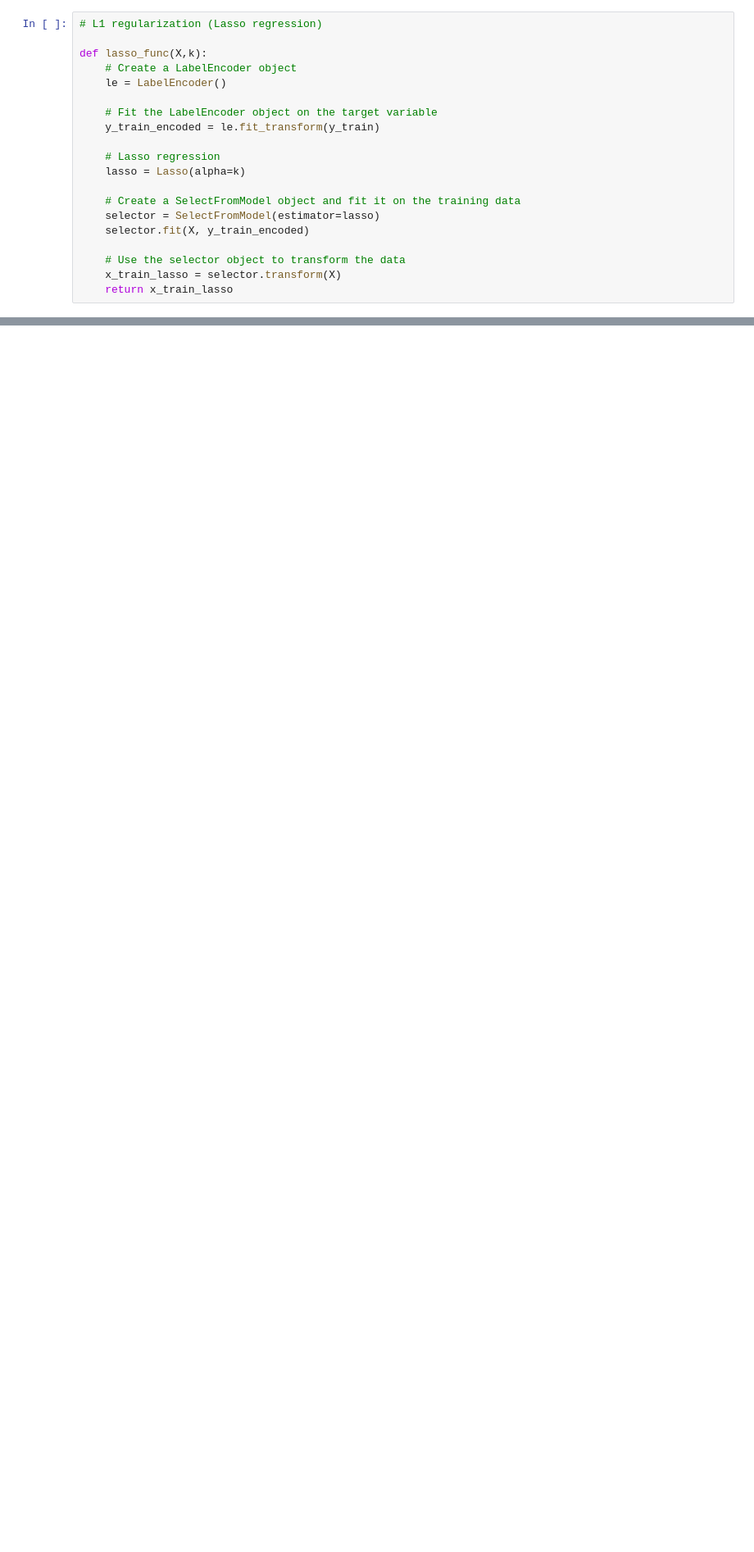
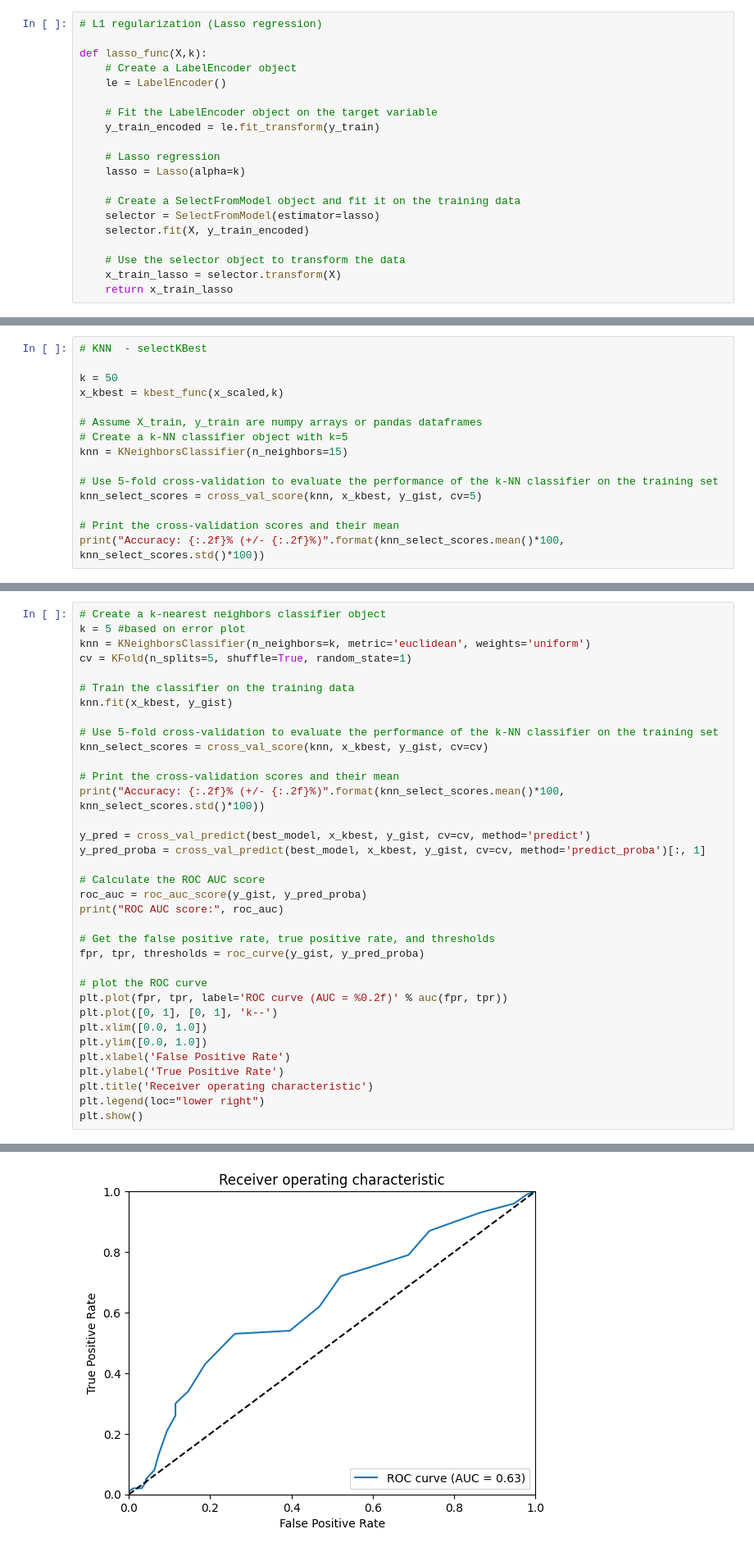
Before and after one commit to celineluijendijk/Test-oefening-video-15, a Jupyter notebook: TM10007_Group11.ipynb, the cells around one changed output, grey strips where cells are left out. Shown: that part at 82% size. Saved outputs shown, nothing was run; the diff lists cells and outputs as text; blank space fills up the shorter version.

```diff
--- a/TM10007_Group11.ipynb
+++ b/TM10007_Group11.ipynb
@@ -844,0 +272,15 @@ IndentationError: ignored
+# %%
+# KNN  - selectKBest
+
+k = 50
+x_kbest = kbest_func(x_scaled,k)
+
+# Assume X_train, y_train are numpy arrays or pandas dataframes
+# Create a k-NN classifier object with k=5
+knn = KNeighborsClassifier(n_neighbors=15)
+
+# Use 5-fold cross-validation to evaluate the performance of the k-NN classifier on the training set
+knn_select_scores = cross_val_score(knn, x_kbest, y_gist, cv=5)
+
+# Print the cross-validation scores and their mean
+print("Accuracy: {:.2f}% (+/- {:.2f}%)".format(knn_select_scores.mean()*100, knn_select_scores.std()*100))
@@ -844,0 +412,36 @@ IndentationError: ignored
+# %%
+# Create a k-nearest neighbors classifier object
+k = 5 #based on error plot
+knn = KNeighborsClassifier(n_neighbors=k, metric='euclidean', weights='uniform')
+cv = KFold(n_splits=5, shuffle=True, random_state=1)
+
+# Train the classifier on the training data
+knn.fit(x_kbest, y_gist)
+
+# Use 5-fold cross-validation to evaluate the performance of the k-NN classifier on the training set
+knn_select_scores = cross_val_score(knn, x_kbest, y_gist, cv=cv)
+
+# Print the cross-validation scores and their mean
+print("Accuracy: {:.2f}% (+/- {:.2f}%)".format(knn_select_scores.mean()*100, knn_select_scores.std()*100))
+
+y_pred = cross_val_predict(best_model, x_kbest, y_gist, cv=cv, method='predict')
+y_pred_proba = cross_val_predict(best_model, x_kbest, y_gist, cv=cv, method='predict_proba')[:, 1]
+
+# Calculate the ROC AUC score
+roc_auc = roc_auc_score(y_gist, y_pred_proba)
+print("ROC AUC score:", roc_auc)
+
+# Get the false positive rate, true positive rate, and thresholds
+fpr, tpr, thresholds = roc_curve(y_gist, y_pred_proba)
+
+# plot the ROC curve
+plt.plot(fpr, tpr, label='ROC curve (AUC = %0.2f)' % auc(fpr, tpr))
+plt.plot([0, 1], [0, 1], 'k--')
+plt.xlim([0.0, 1.0])
+plt.ylim([0.0, 1.0])
+plt.xlabel('False Positive Rate')
+plt.ylabel('True Positive Rate')
+plt.title('Receiver operating characteristic')
+plt.legend(loc="lower right")
+plt.show()
+# %% [output]
@@ -844,0 +450 @@ IndentationError: ignored
+[figure, added]
```
Also changed, not shown: parts of 70 cells of this notebook.
